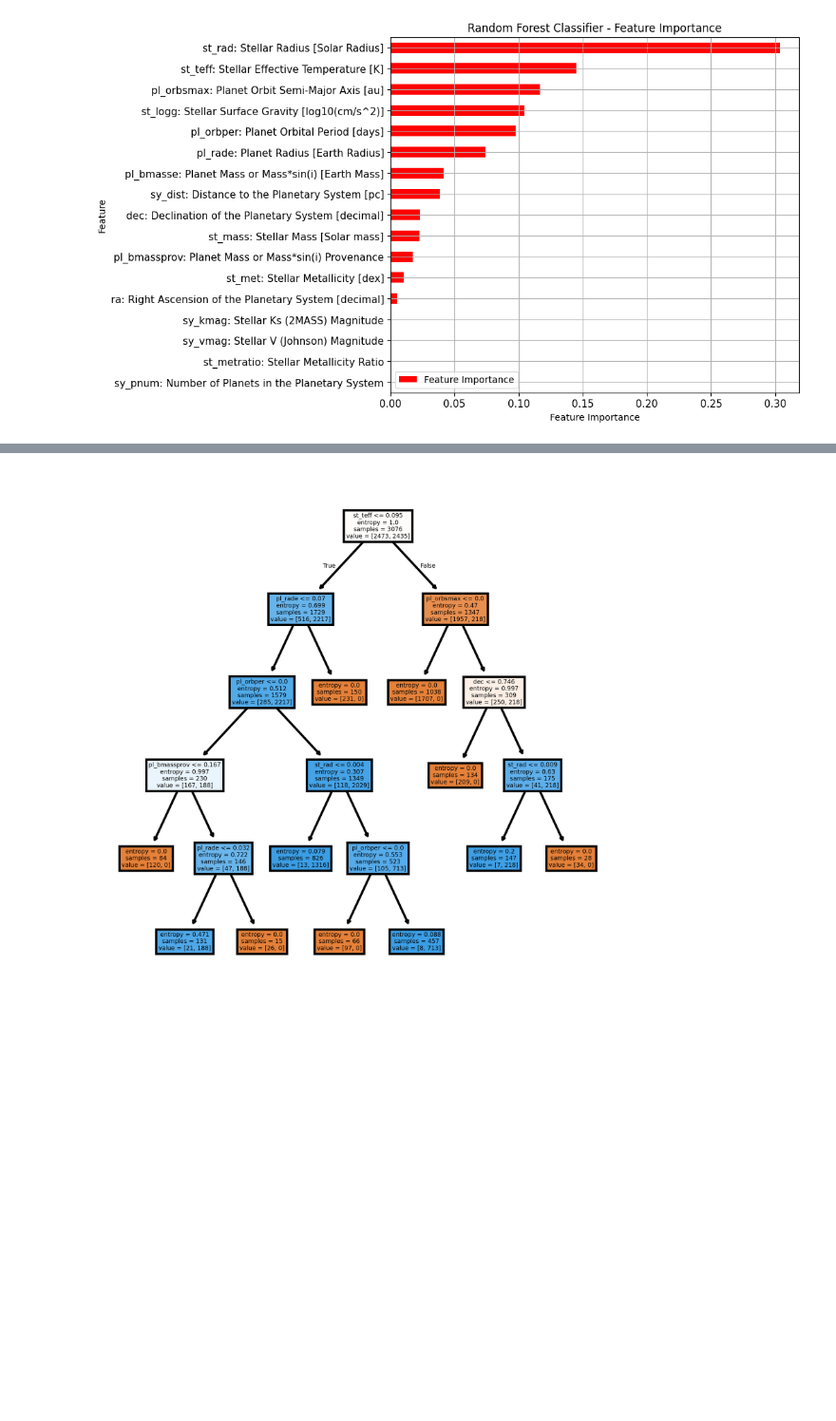
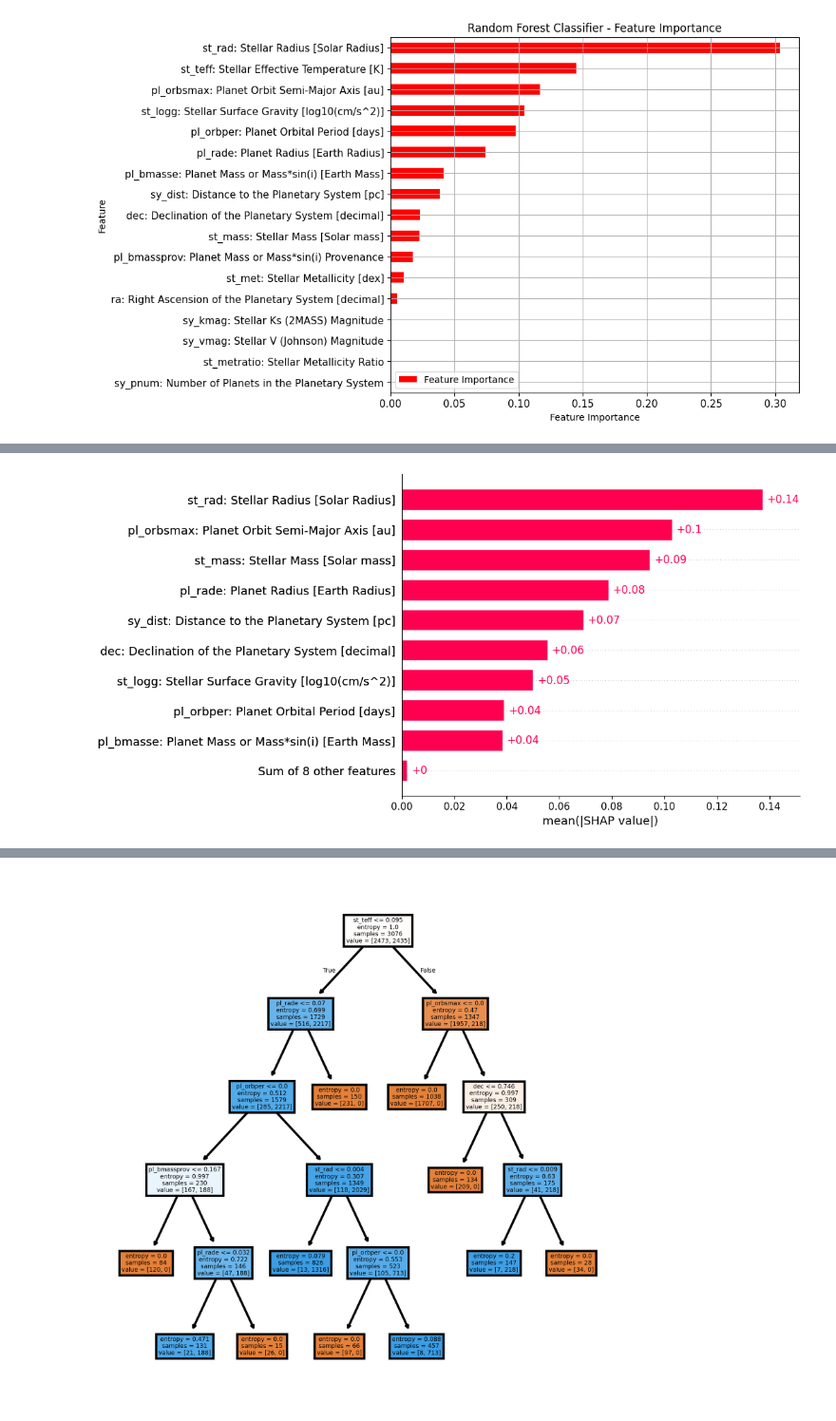
Before and after one commit to christinaxliu/research, a Jupyter notebook: CSRSEF/RandomForest_XGBoost_Classifiers_v1.ipynb, the cells around one changed output, grey strips where cells are left out. Shown at 95% size. Saved outputs shown, nothing was run; the diff lists cells and outputs as text; code cells hidden in the pictures; blank space fills up the shorter version.

```diff
--- a/CSRSEF/RandomForest_XGBoost_Classifiers_v1.ipynb
+++ b/CSRSEF/RandomForest_XGBoost_Classifiers_v1.ipynb
@@ -661,0 +692,6 @@ feature_importances
+# %%
+explainer = shap.Explainer(random_forest_classifier.predict, features_test, feature_names=feature_columns)
+shap_values = explainer(features_test)
+shap.plots.bar(shap_values)
+# %% [output]
+[figure, added]
```
Also changed, not shown: parts of 14 cells of this notebook.
